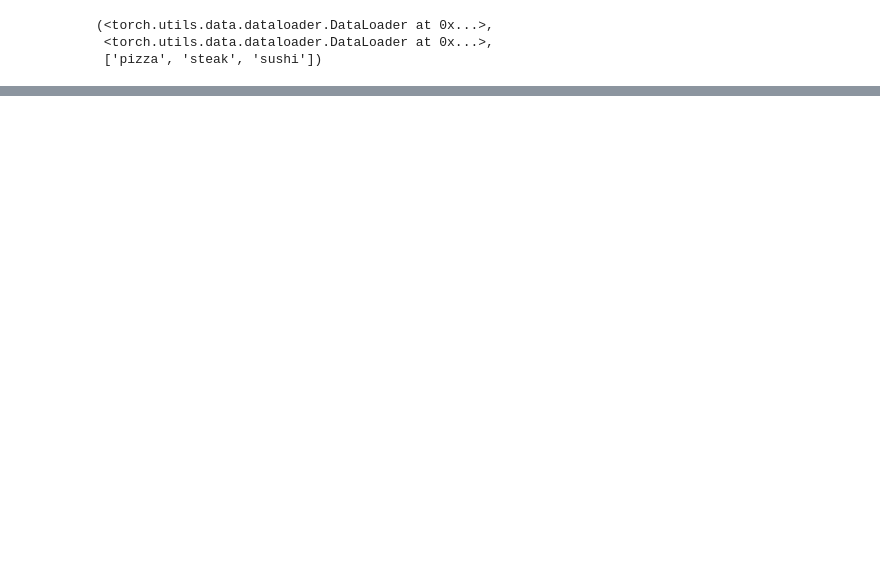
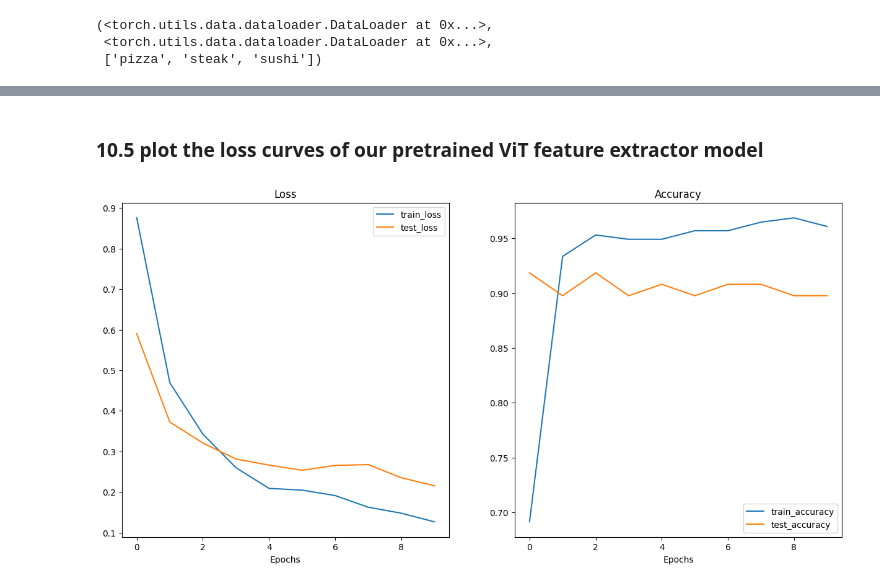
Before and after one commit to yacin-hamdi/deep_learning, a Jupyter notebook: pytorch/08_pytorch_paper_replicating.ipynb, the cells around one changed output, grey strips where cells are left out. Saved outputs shown, nothing was run; the diff lists cells and outputs as text; code cells hidden in the pictures; blank space fills up the shorter version.

Commit message:
pytorch train the pretrained vit model and plot loss curves

```diff
--- a/pytorch/08_pytorch_paper_replicating.ipynb
+++ b/pytorch/08_pytorch_paper_replicating.ipynb
@@ -789,0 +792,14 @@ train_dataloader_vit, test_dataloader_vit, class_names
+# %%
+loss_fn = nn.CrossEntropyLoss()
+optimizer = torch.optim.Adam(pretrained_vit.parameters(),
+                             lr=0.001)
+# %%
+from going_modular.going_modular import engine
+
+history = engine.train(model=pretrained_vit,
+                       train_dataloader=train_dataloader,
+                       test_dataloader=test_dataloader,
+                       optimizer=optimizer,
+                       loss_fn=loss_fn,
+                       epochs=10,
+                       device=device)
@@ -789,0 +817,8 @@ train_dataloader_vit, test_dataloader_vit, class_names
+# %% [markdown]
+### 10.5 plot the loss curves of our pretrained ViT feature extractor model
+# %%
+from helper_functions import plot_loss_curves
+
+plot_loss_curves(history)
+# %% [output]
+[figure, added]
```
Also changed, not shown: parts of 3 cells of this notebook.
